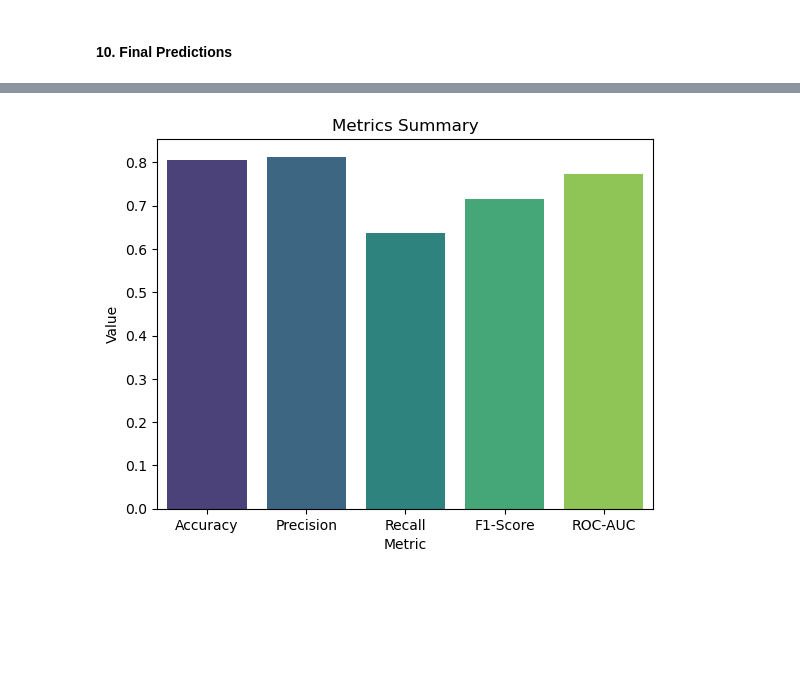
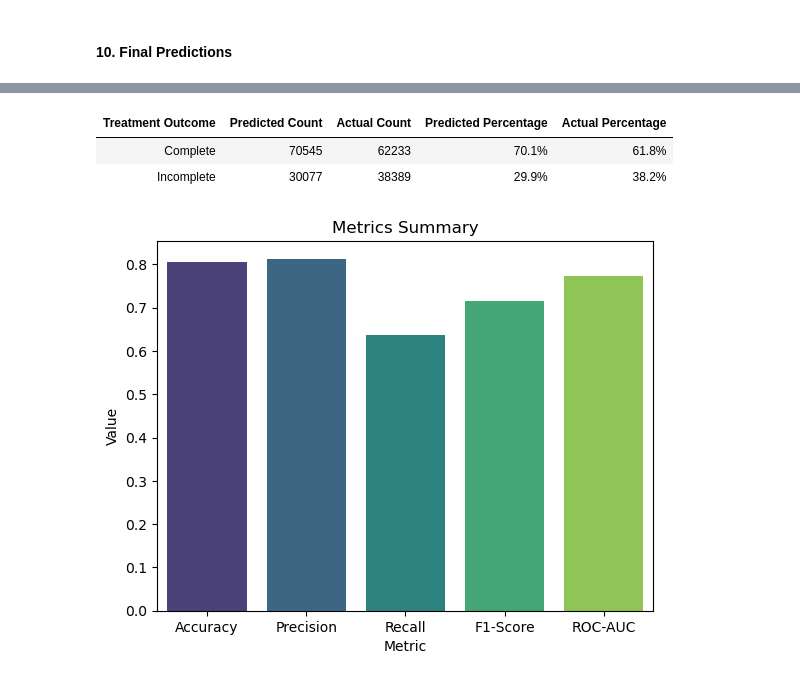
Before and after one commit to patricotyrell/Predicting-Treatment-Success, a Jupyter notebook: data/Capstone 2 - Substance Use Treatment - Modeling.ipynb, the cells around one changed output, grey strips where cells are left out. Drawn from its saved outputs; the diff is of its cells as text; code cells hidden in the pictures; blank space fills up the shorter version.

```diff
--- a/data/Capstone 2 - Substance Use Treatment - Modeling.ipynb
+++ b/data/Capstone 2 - Substance Use Treatment - Modeling.ipynb
@@ -543,15 +532,0 @@ plt.show()
-# %%
-# Calculating the distribution of actual outcomes in y_test
-unique, counts = np.unique(y_test, return_counts=True)
-labels = ['Incomplete', 'Complete']
-sizes = counts
-colors=['lightcoral', 'lightseagreen']
-
-# Create a pie chart
-fig1, ax1 = plt.subplots()
-ax1.pie(sizes, labels=labels, colors=colors, autopct='%1.1f%%', startangle=90
-ax1.set_title("Actual Class Distribution (Test Set)")
-
-# Equal aspect ratio ensures that pie is drawn as a circle.
-ax1.axis('equal')
-plt.show()
@@ -560,3 +533,31 @@ plt.show()
+# %%
+from IPython.display import display, HTML
+
+# Calculate class counts for actual outcomes in y_test
+unique, counts = np.unique(y_test, return_counts=True)
+actual_class_counts = dict(zip(labels, counts))
+
+# Create a DataFrame for the table
+class_distribution_comparison_table = pd.DataFrame({
+    'Treatment Outcome': labels,
+    'Predicted Count': predicted_class_counts.values,
+    'Actual Count': [actual_class_counts[label] for label in labels],
+    'Predicted Percentage': (predicted_class_counts / predicted_class_counts.sum() * 100).values,
+    'Actual Percentage': (counts / counts.sum() * 100).tolist()
+})
+
+# Stylize the DataFrame for a nice display
+styled_table = class_distribution_comparison_table.style.format({
+    'Predicted Percentage': '{:.1f}%',
+    'Actual Percentage': '{:.1f}%'
+}).hide(axis="index")
+
+# Display the stylized table
+display(HTML(styled_table.to_html()))
+# %% [output]
+| Treatment Outcome | Predicted Count | Actual Count | Predicted Percentage | Actual Percentage |
+| Complete | 70545 | 62233 | 70.1% | 61.8% |
+| Incomplete | 30077 | 38389 | 29.9% | 38.2% |
 # %%
 # Display the metrics summary table
 metrics_summary = pd.DataFrame({
```
Also changed, not shown: parts of 2 cells of this notebook.
